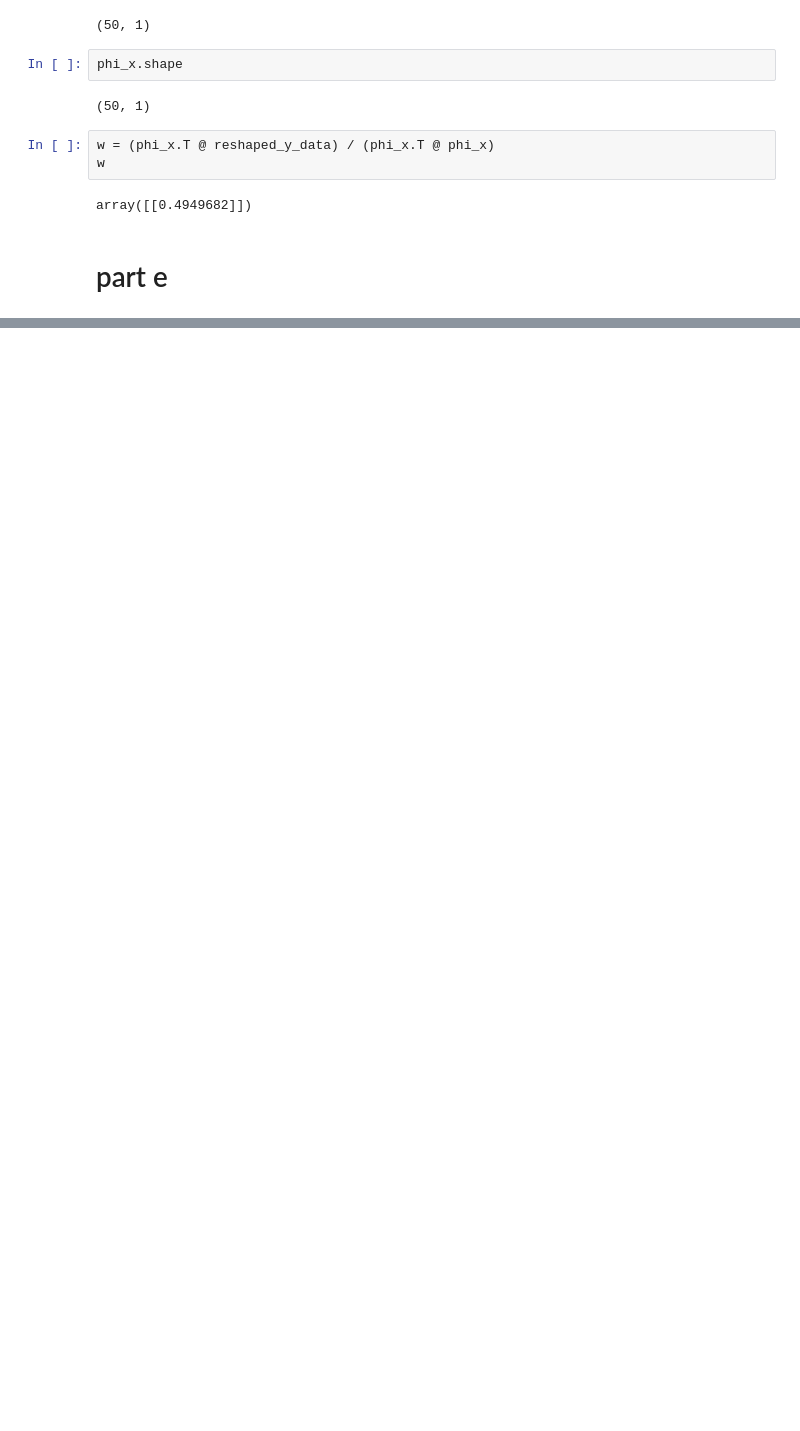
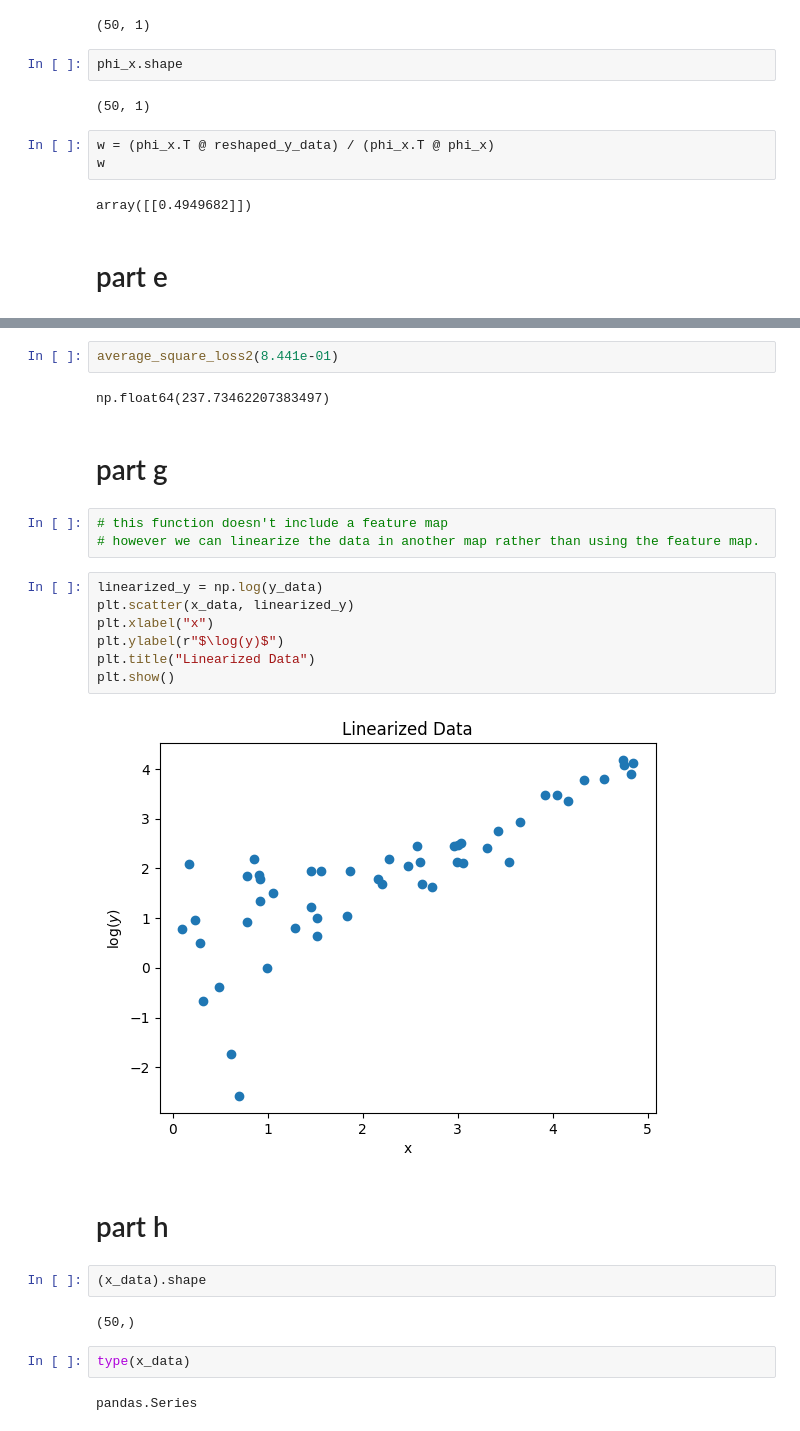
Before and after one commit to Ricki-C/DSC140B-CODING-HW, a Jupyter notebook: HW05Q03.ipynb, the cells around one changed output, grey strips where cells are left out. Drawn from its saved outputs; the diff is of its cells as text; blank space fills up the shorter version.

```diff
--- a/HW05Q03.ipynb
+++ b/HW05Q03.ipynb
@@ -124,0 +151,28 @@ array([[0.4949682]])
+# %%
+average_square_loss2(8.441e-01)
+# %% [output]
+np.float64(237.73462207383497)
+# %% [markdown]
+# part g
+# %%
+# this function doesn't include a feature map
+# however we can linearize the data in another map rather than using the feature map.
+# %%
+linearized_y = np.log(y_data)
+plt.scatter(x_data, linearized_y)
+plt.xlabel("x")
+plt.ylabel(r"$\log(y)$")
+plt.title("Linearized Data")
+plt.show()
+# %% [output]
+[figure, added]
+# %% [markdown]
+# part h
+# %%
+(x_data).shape
+# %% [output]
+(50,)
+# %%
+type(x_data)
+# %% [output]
+pandas.Series
```
Also changed, not shown: parts of 19 cells of this notebook.
